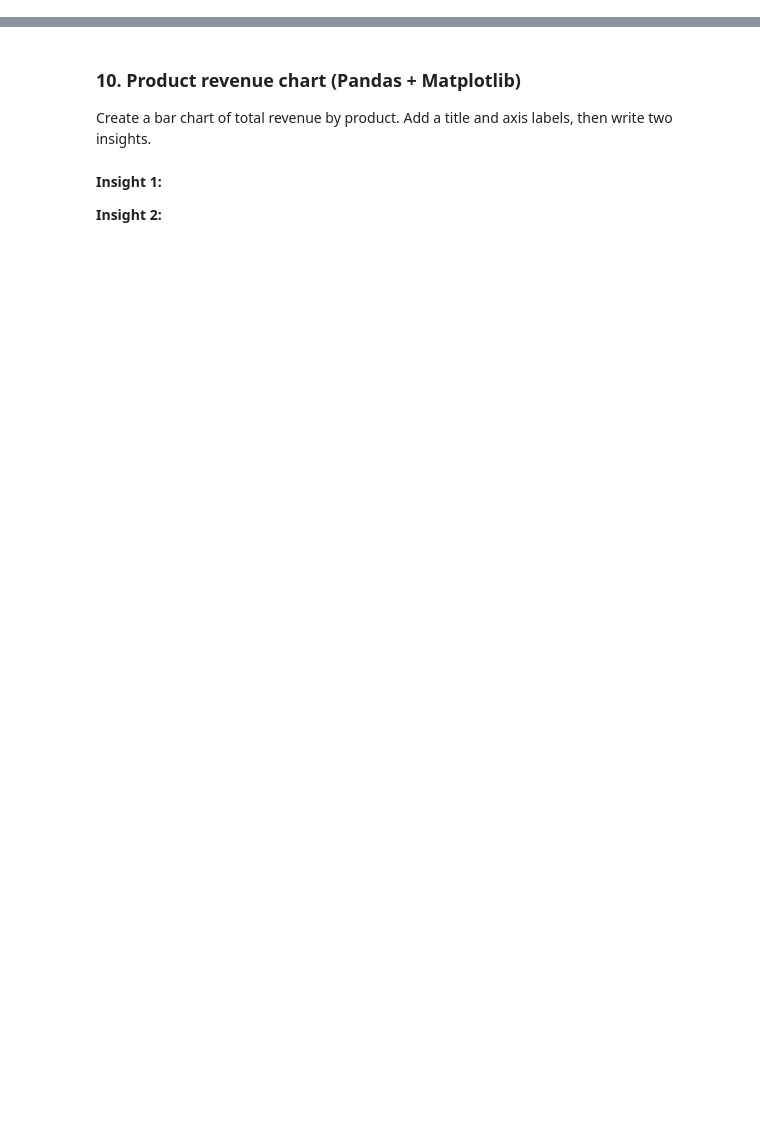
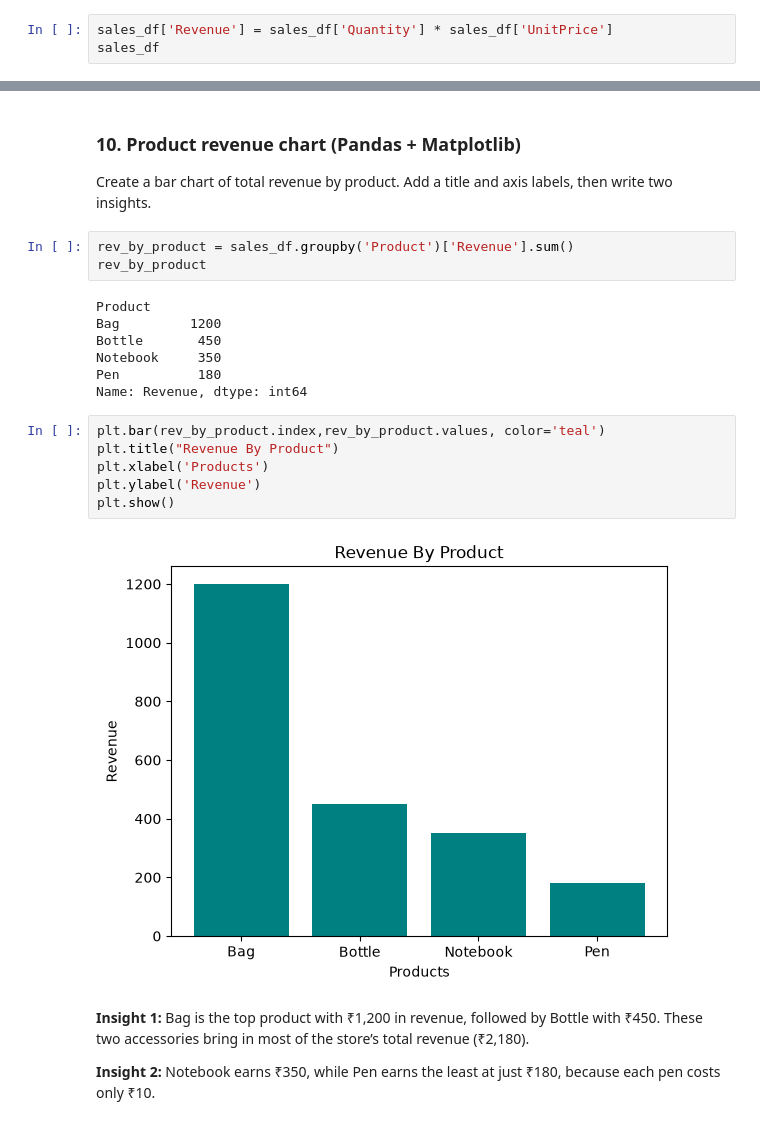
Before and after one commit to vanshbatham/retail-store-analysis, a Jupyter notebook: Retail_Store_Analysis.ipynb, the cells around one changed output, grey strips where cells are left out. Drawn from its saved outputs; the diff is of its cells as text; blank space fills up the shorter version.

```diff
--- a/Retail_Store_Analysis.ipynb
+++ b/Retail_Store_Analysis.ipynb
@@ -59,3 +80,6 @@ Display the first five rows of `sales_df` and show the number of rows and column
 # %% [markdown]
 ### 2. Create a sales column (Pandas)
 In `sales_df`, create `Revenue` using `Quantity × UnitPrice`. Display `OrderID`, `Product`, `Quantity`, and `Revenue`.
+# %%
+sales_df['Revenue'] = sales_df['Quantity'] * sales_df['UnitPrice']
+sales_df
@@ -83,7 +178,25 @@ Create a line chart of `Month` versus `Revenue`. Add a title, axis labels, marke
 # %% [markdown]
 ### 10. Product revenue chart (Pandas + Matplotlib)
 Create a bar chart of total revenue by product. Add a title and axis labels, then write two insights.
+# %%
+rev_by_product = sales_df.groupby('Product')['Revenue'].sum()
+rev_by_product
+# %% [output]
+Product
+Bag         1200
+Bottle       450
+Notebook     350
+Pen          180
+Name: Revenue, dtype: int64
+# %%
+plt.bar(rev_by_product.index,rev_by_product.values, color='teal')
+plt.title("Revenue By Product")
+plt.xlabel('Products')
+plt.ylabel('Revenue')
+plt.show()
+# %% [output]
+[figure, added]
 # %% [markdown]
-**Insight 1:**
+**Insight 1:** Bag is the top product with ₹1,200 in revenue, followed by Bottle with ₹450. These two accessories bring in most of the store’s total revenue (₹2,180).
 
-**Insight 2:**
+**Insight 2:** Notebook earns ₹350, while Pen earns the least at just ₹180, because each pen costs only ₹10.
```
Also changed, not shown: parts of 10 cells of this notebook.
